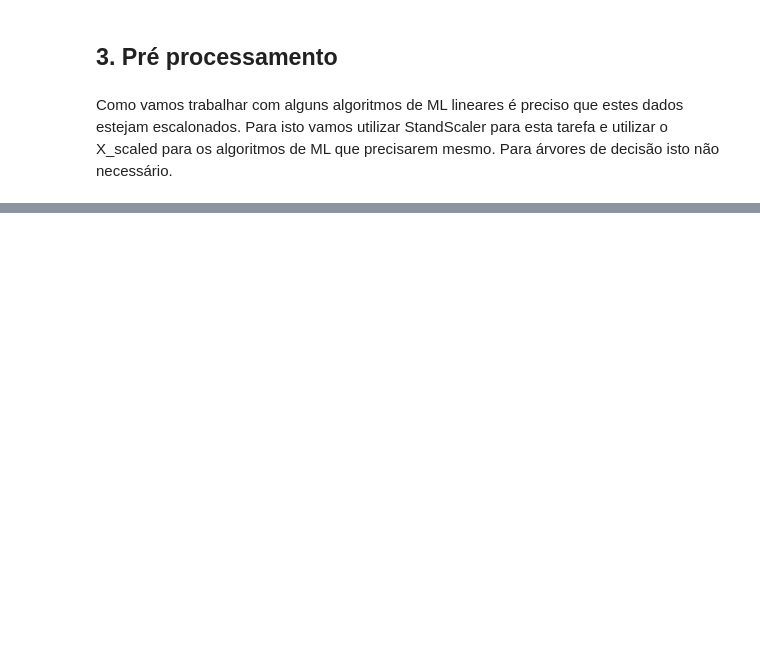
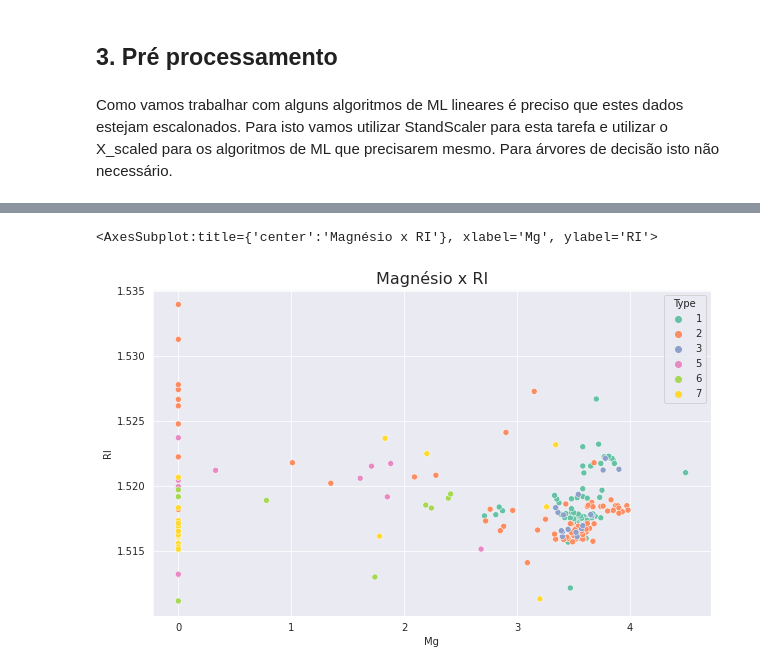
Before and after one commit to davi-santos/Glass-Classification, a Jupyter notebook: Data Analysis.ipynb, the cells around one changed output, grey strips where cells are left out. Drawn from its saved outputs; the diff is of its cells as text; code cells hidden in the pictures; blank space fills up the shorter version.

```diff
--- a/Data Analysis.ipynb
+++ b/Data Analysis.ipynb
@@ -174,0 +163,7 @@ dt.score(X_test, y_test)
+# %%
+plt.figure(figsize=(10,6))
+plt.title('Magnésio x RI', fontdict= {'size': 16})
+sns.scatterplot(data=df, x='Mg', y='RI', hue='Type', palette='Set2')
+# %% [output]
+<AxesSubplot:title={'center':'Magnésio x RI'}, xlabel='Mg', ylabel='RI'>
+[figure, added]
```
Also changed, not shown: parts of 26 cells of this notebook.
